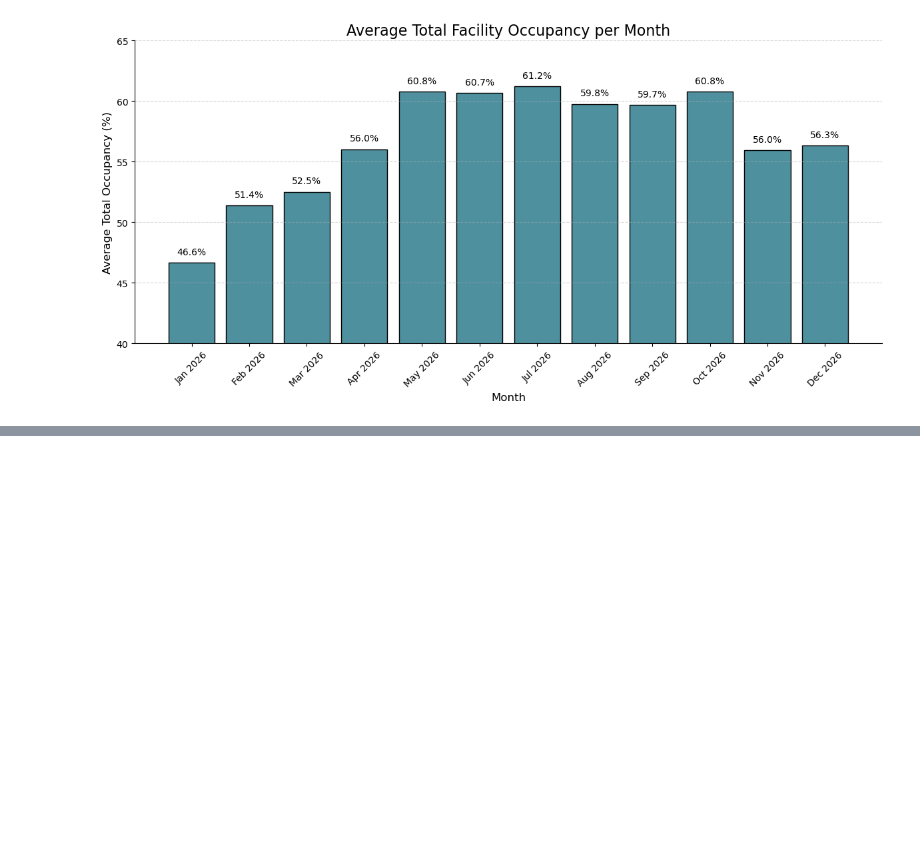
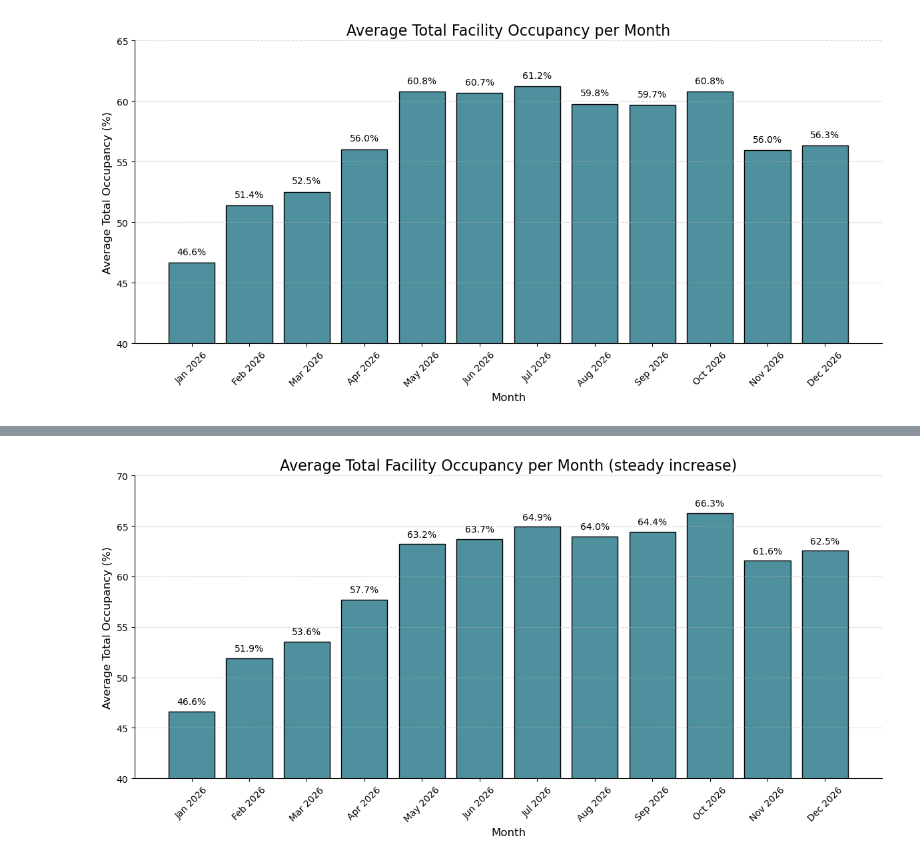
Before and after one commit to doom-boy/Ontario-Competition-Project, a Jupyter notebook: dynamicOccupationsHypothetical.ipynb, the cells around one changed output, grey strips where cells are left out. Saved outputs shown, nothing was run; the diff lists cells and outputs as text; code cells hidden in the pictures; blank space fills up the shorter version.

```diff
--- a/dynamicOccupationsHypothetical.ipynb
+++ b/dynamicOccupationsHypothetical.ipynb
@@ -87,0 +216,69 @@ plt.show()
+# %%
+
+# --- Ensure datetime ---
+df_hypo['Date'] = pd.to_datetime(df_hypo['Date'])
+
+# --- Compute total occupancy across all lots per day ---
+df_hypo['Total Occupied'] = (
+    df_hypo['LOT 2 General Occupied'] + df_hypo['LOT 2 Premium Occupied'] +
+    df_hypo['LOT 3 Occupied'] + df_hypo['LOT 4 General Occupied'] +
+    df_hypo['LOT 4 Premium Occupied'] + df_hypo['LOT 5 Occupied'] +
+    df_hypo['LOT 6 Occupied']
+)
+
+df_hypo['Total Spaces'] = (
+    df_hypo['LOT 2 General Spaces'] + df_hypo['LOT 2 Premium Spaces'] +
+    df_hypo['LOT 3 Spaces'] + df_hypo['LOT 4 General Spaces'] +
+    df_hypo['LOT 4 Premium Spaces'] + df_hypo['LOT 5 Spaces'] +
+    df_hypo['LOT 6 Spaces']
+)
+
+df_hypo['Total % Capacity'] = df_hypo['Total Occupied'] / df_hypo['Total Spaces']
+
+# --- Group by month ---
+df_hypo['Month'] = df_hypo['Date'].dt.to_period('M')
+monthly_avg = df_hypo.groupby('Month')['Total % Capacity'].mean().reset_index()
+monthly_avg['Month'] = monthly_avg['Month'].dt.to_timestamp()
+monthly_avg['Average %'] = monthly_avg['Total % Capacity'] * 100
+
+# --- Plot ---
+plt.figure(figsize=(12, 6))
+bars = plt.bar(
+    monthly_avg['Month'].dt.strftime('%b %Y'),
+    monthly_avg['Average %'],
+    color='#4e909e',
+    edgecolor='black'
+)
+
+# --- Add percentage labels ---
+for bar in bars:
+    height = bar.get_height()
+    plt.text(
+        bar.get_x() + bar.get_width() / 2,
+        height + 0.5,
+        f'{height:.1f}%',
+        ha='center',
+        va='bottom',
+        fontsize=10
+    )
+
+# --- Styling ---
+plt.title("Average Total Facility Occupancy per Month (steady increase)", fontsize=16)
+plt.xlabel("Month", fontsize=12)
+plt.ylabel("Average Total Occupancy (%)", fontsize=12)
+plt.xticks(rotation=45)
+sns.despine()
+plt.grid(axis='y', linestyle='--', alpha=0.5)
+plt.tight_layout()
+plt.ylim(40, 70)
+
+# --- Save figure ---
+plt.savefig(
+    "avg_monthly_total_occupancy.png",
+    dpi=300,
+    bbox_inches='tight'
+)
+
+plt.show()
+# %% [output]
+[figure, added]
```
Also changed, not shown: parts of 8 cells of this notebook, 8 other files.
